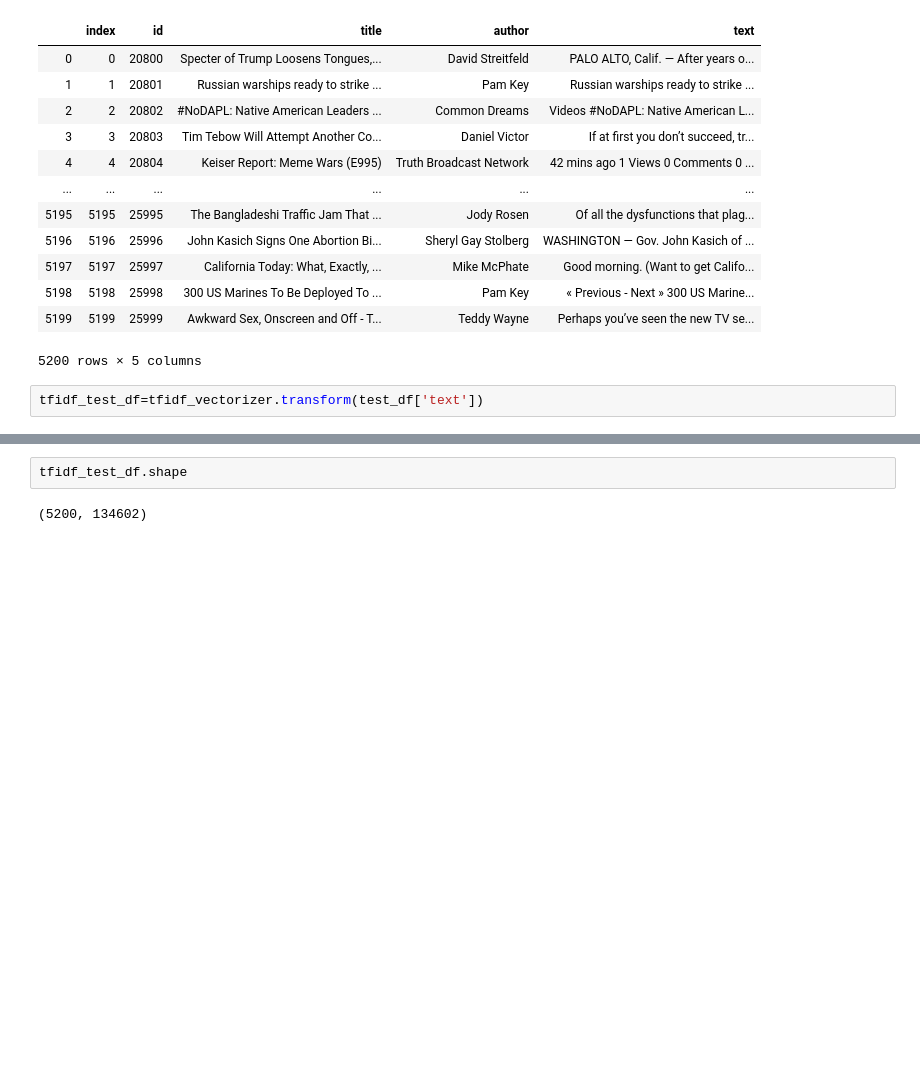
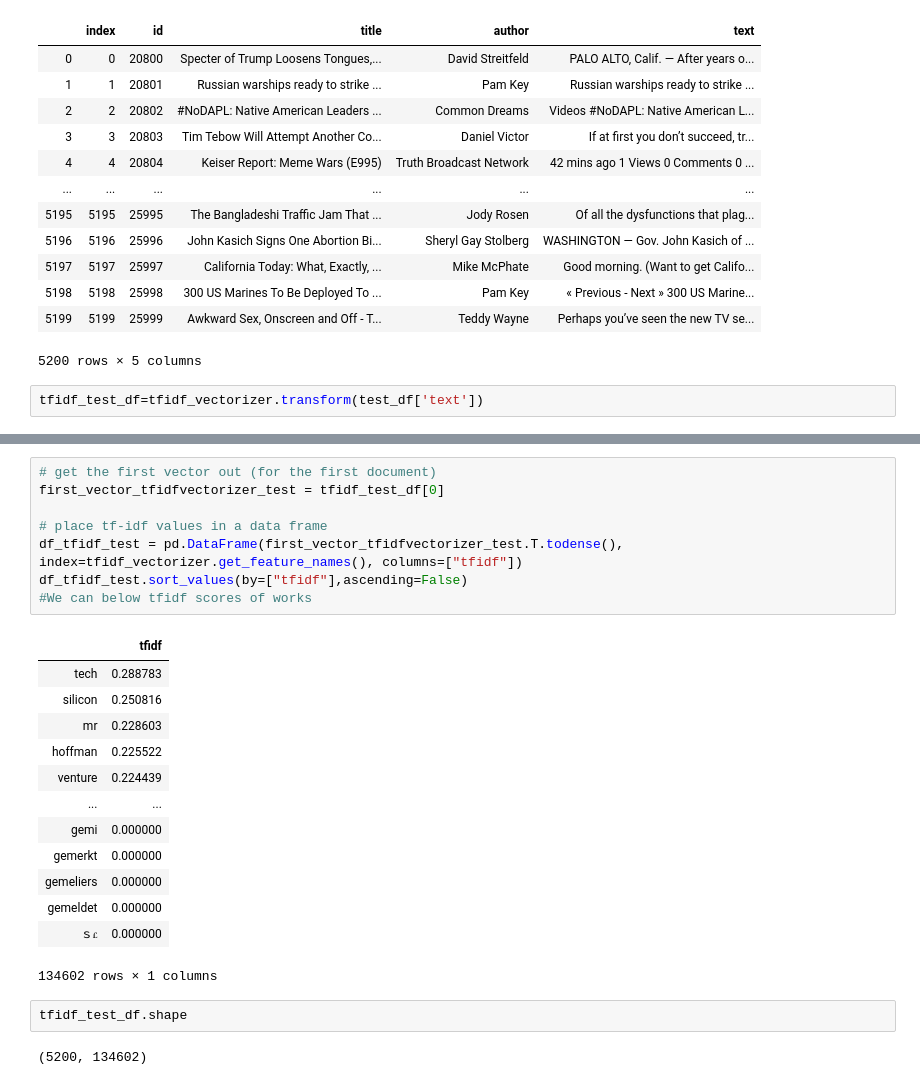
Before and after one commit to mprata/data-science, a Jupyter notebook: projects/required/project-final/fake_news.ipynb, the cells around one changed output, grey strips where cells are left out. Saved outputs shown, nothing was run; the diff lists cells and outputs as text; blank space fills up the shorter version.

```diff
--- a/projects/required/project-final/fake_news.ipynb
+++ b/projects/required/project-final/fake_news.ipynb
@@ -197,3 +245,25 @@ tfidf_test_df
+# %%
+# get the first vector out (for the first document)
+first_vector_tfidfvectorizer_test = tfidf_test_df[0]
+
+# place tf-idf values in a data frame
+df_tfidf_test = pd.DataFrame(first_vector_tfidfvectorizer_test.T.todense(), index=tfidf_vectorizer.get_feature_names(), columns=["tfidf"])
+df_tfidf_test.sort_values(by=["tfidf"],ascending=False)
+#We can below tfidf scores of works
+# %% [output]
+|  | tfidf |
+| tech | 0.288783 |
+| silicon | 0.250816 |
+| mr | 0.228603 |
+| hoffman | 0.225522 |
+| venture | 0.224439 |
+| ... | ... |
+| gemi | 0.000000 |
+| gemerkt | 0.000000 |
+| gemeliers | 0.000000 |
+| gemeldet | 0.000000 |
+| ｓꮭ | 0.000000 |
+134602 rows × 1 columns
 # %%
 tfidf_test_df.shape
 # %% [output]
```
Also changed, not shown: parts of 9 cells of this notebook.
